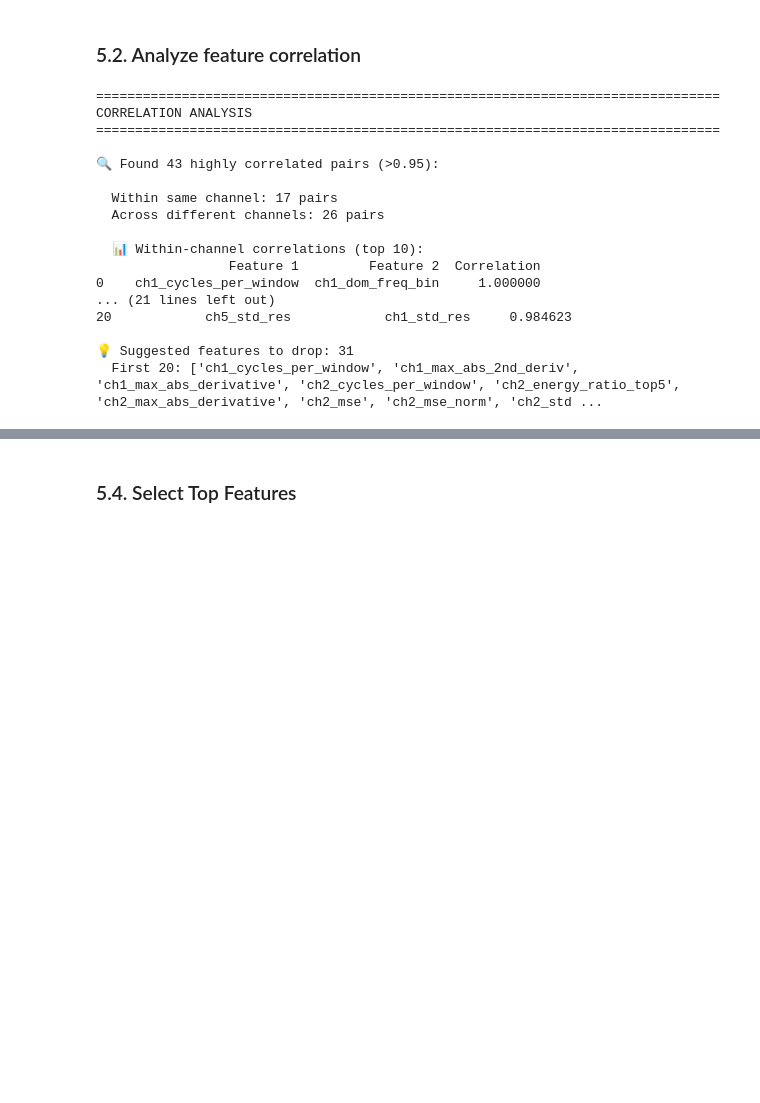
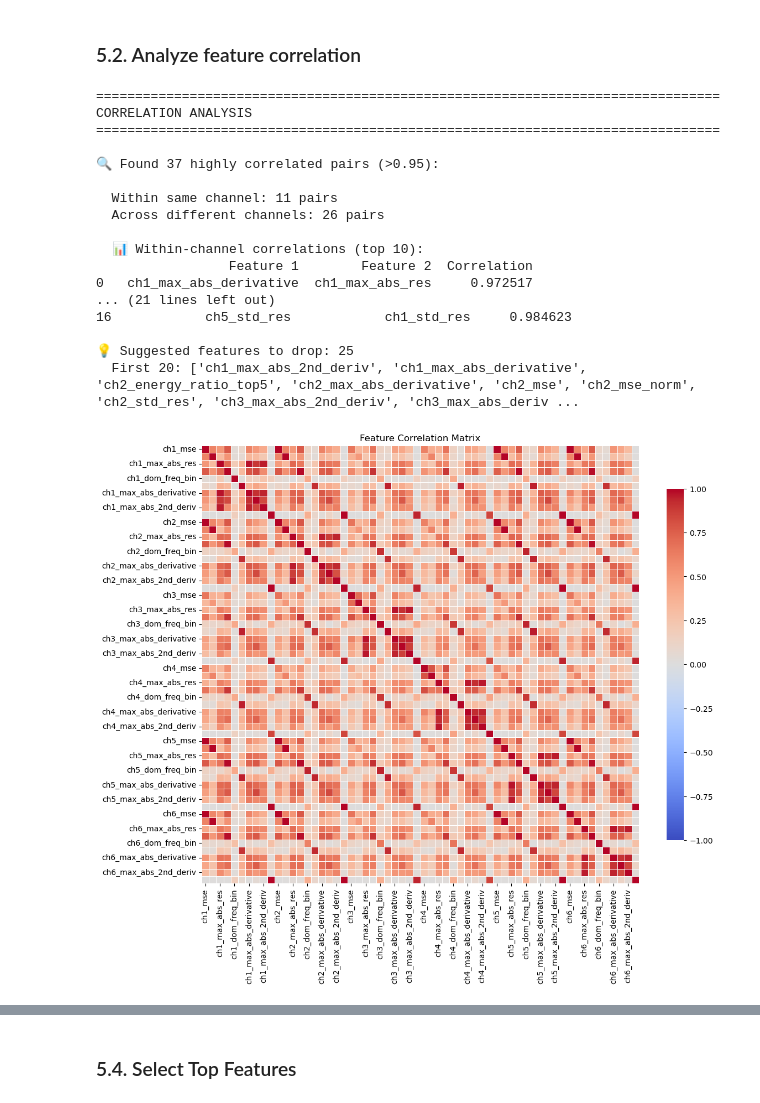
Before and after one commit to ZeIcaro/esa-anomaly-challenge, a Jupyter notebook: TP01.ipynb, the cells around one changed output, grey strips where cells are left out. Cells and saved outputs as stored; diff of their text form; code cells hidden in the pictures; blank space fills up the shorter version.

```diff
--- a/TP01.ipynb
+++ b/TP01.ipynb
@@ -758,7 +794,7 @@ def prepare_data(X_features):
     Returns:
     --------
     X : pd.DataFrame
-        Feature matrix (66 columns)
+        Feature matrix (60 columns)
     y : pd.Series
         Target variable (is_anomaly)
     """
@@ -775,9 +811,17 @@ def prepare_data(X_features):
     print(f"   Target shape: {y.shape}")
     print(f"   Total columns: {X.shape[1]} features + 1 target = {X_features.shape[1]}")
 
-    # Verify we have 66 features (11 per channel × 6 channels)
-    assert X.shape[1] == 66, f"Expected 66 features but got {X.shape[1]}"
-    print(f"   ✓ Confirmed: 66 features (11 features × 6 channels)")
+    # Verify we have 60 features (10 per channel × 6 channels)
+    assert X.shape[1] == 60, f"Expected 60 features but got {X.shape[1]}"
+    print(f"   ✓ Confirmed: 60 features (10 features × 6 channels)")
+
+    # Check for missing values
+    print("\nMissing values:")
+    print(X.isnull().sum().sum())
+
+    # Check for infinite values
+    print("\nInfinite values:")
+    print(np.isinf(X.values).sum())
 
     return X, y
 # %%
@@ -945,22 +995,35 @@ def analyze_feature_correlations(X, threshold=0.95):
 # %%
 corr_threshold = 0.95
 
 corr_features_to_drop, corr_matrix = analyze_feature_correlations(X, threshold=corr_threshold)
+
+plt.figure(figsize=(12, 10))
+sns.heatmap(corr_matrix,
+            cmap='coolwarm',
+            center=0,
+            vmin=-1, vmax=1,
+            square=True,
+            linewidths=0.5,
+            cbar_kws={"shrink": 0.8})
+plt.title('Feature Correlation Matrix')
+plt.tight_layout()
+plt.show()
 # %% [output]
 ================================================================================
 CORRELATION ANALYSIS
 ================================================================================
 
-🔍 Found 43 highly correlated pairs (>0.95):
+🔍 Found 37 highly correlated pairs (>0.95):
 
-  Within same channel: 17 pairs
+  Within same channel: 11 pairs
   Across different channels: 26 pairs
 
   📊 Within-channel correlations (top 10):
-                 Feature 1         Feature 2  Correlation
-0    ch1_cycles_per_window  ch1_dom_freq_bin     1.000000
+                 Feature 1        Feature 2  Correlation
+0   ch1_max_abs_derivative  ch1_max_abs_res     0.972517
 ... (21 lines left out)
-20            ch5_std_res            ch1_std_res     0.984623
+16            ch5_std_res            ch1_std_res     0.984623
 
-💡 Suggested features to drop: 31
-  First 20: ['ch1_cycles_per_window', 'ch1_max_abs_2nd_deriv', 'ch1_max_abs_derivative', 'ch2_cycles_per_window', 'ch2_energy_ratio_top5', 'ch2_max_abs_derivative', 'ch2_mse', 'ch2_mse_norm', 'ch2_std ...
+💡 Suggested features to drop: 25
+  First 20: ['ch1_max_abs_2nd_deriv', 'ch1_max_abs_derivative', 'ch2_energy_ratio_top5', 'ch2_max_abs_derivative', 'ch2_mse', 'ch2_mse_norm', 'ch2_std_res', 'ch3_max_abs_2nd_deriv', 'ch3_max_abs_deriv ...
+[figure, added]
```
Also changed, not shown: parts of 40 cells of this notebook, 2 other files.
